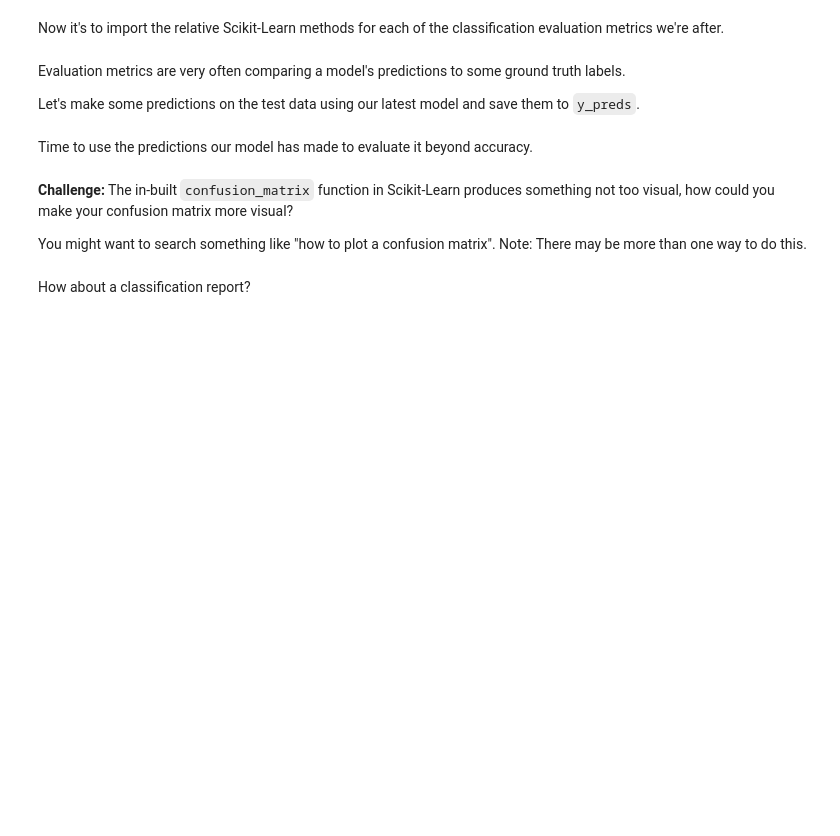
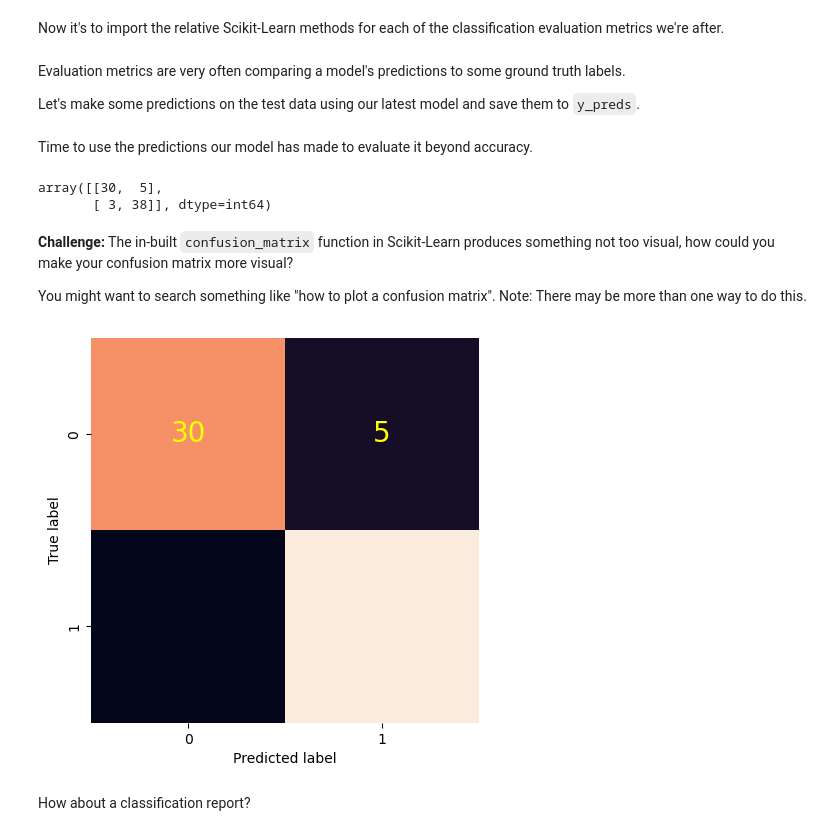
Before and after one commit to HssainAzaqy135/MachineLearningUdemy, a Jupyter notebook: Sample_project1/Notebooks/scikit-learn-exercises.ipynb, the cells around one changed output. Saved outputs shown, nothing was run; the diff lists cells and outputs as text; code cells hidden in the pictures; blank space fills up the shorter version.

```diff
--- a/Sample_project1/Notebooks/scikit-learn-exercises.ipynb
+++ b/Sample_project1/Notebooks/scikit-learn-exercises.ipynb
@@ -345,7 +378,7 @@ But when it comes to classification, you'll likely want to use a few more evalua
 Before we get to these, we'll instantiate a new instance of our model using the best hyerparameters found by `RandomizedSearchCV`.
 # %%
 # Instantiate a LogisticRegression classifier using the best hyperparameters from RandomizedSearchCV
-clf = LogisticRegression(###)
+clf = LogisticRegression(solver= 'liblinear', C= 0.23357214690901212)
 
 # Fit the new instance of LogisticRegression with the best hyperparameters on the training data
-###
+clf.fit(X=X_train,y=y_train)
@@ -366,12 +401,15 @@ Evaluation metrics are very often comparing a model's predictions to some ground
 Let's make some predictions on the test data using our latest model and save them to `y_preds`.
 # %%
 # Make predictions on test data and save them
-###
+y_preds = clf.predict(X_test)
 # %% [markdown]
 Time to use the predictions our model has made to evaluate it beyond accuracy.
 # %%
 # Create a confusion matrix using the confusion_matrix function
-###
+confusion_matrix(y_true=y_test,y_pred=y_preds)
+# %% [output]
+array([[30,  5],
+       [ 3, 38]], dtype=int64)
 # %% [markdown]
 **Challenge:** The in-built `confusion_matrix` function in Scikit-Learn produces something not too visual, how could you make your confusion matrix more visual?
 
@@ -382,3 +417,27 @@ You might want to search something like "how to plot a confusion matrix". Note:
+# %%
+# Import seaborn for improving visualisation of confusion matrix
+import seaborn as sns
+
+def plot_conf_mat(y_test, y_preds):
+    """
+    Plots a confusion matrix using Seaborn's heatmap().
+    """
+    # Calculate the confusion matrix
+    cm = confusion_matrix(y_test, y_preds)
+
+    # Create a heatmap plot
+    fig, ax = plt.subplots(figsize=(5, 5))  # Increased size for better readability
+    sns.heatmap(cm, annot=True, annot_kws={"size": 20, "color": "yellow"}, cbar=False, ax=ax)
+
+    # Set labels
+    ax.set_xlabel("Predicted label")
+    ax.set_ylabel("True label")
+    plt.show()
+
+
+plot_conf_mat(y_test, y_preds)
+# %% [output]
+[figure, added]
 # %% [markdown]
 How about a classification report?
 # %%
```
Also changed, not shown: parts of 19 cells of this notebook, 1 other file.
